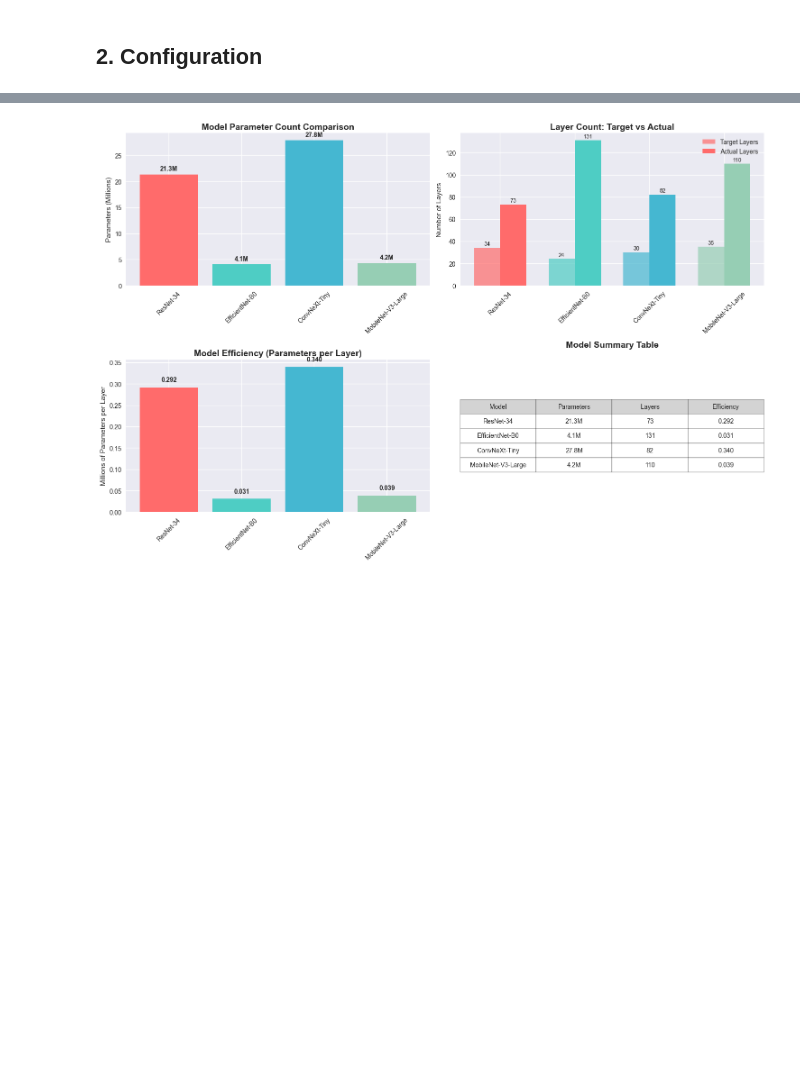
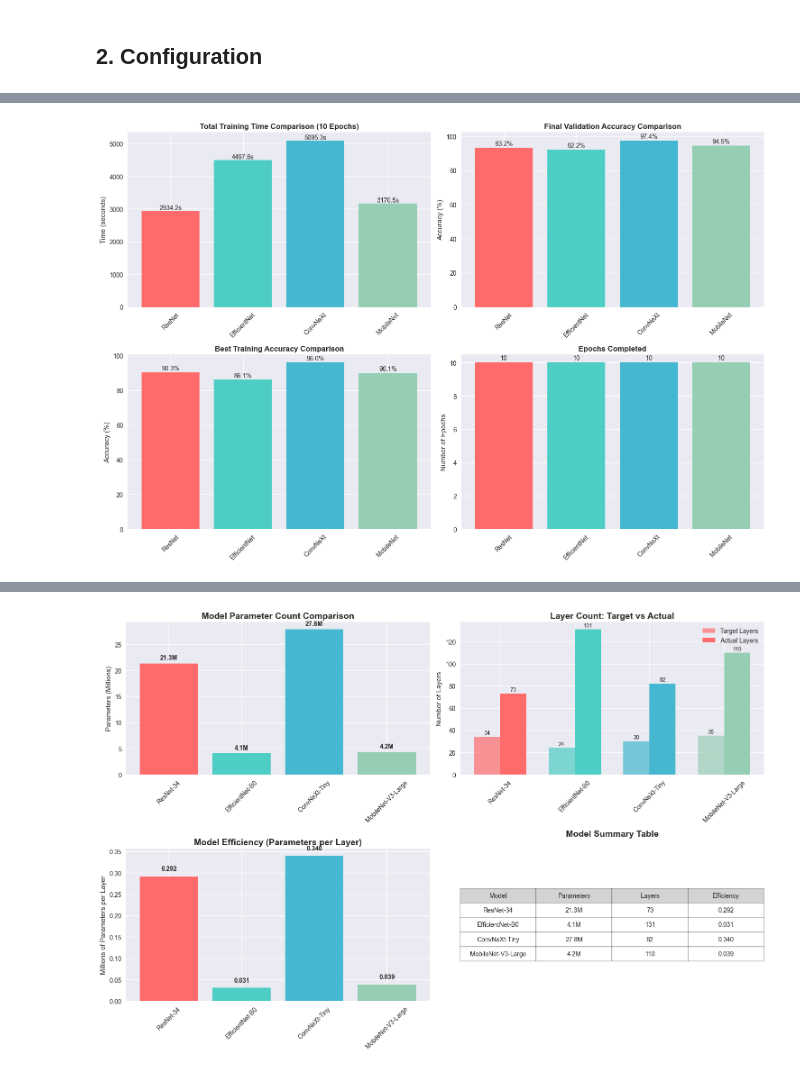
Before and after one commit to VismayGajera112/CAP6415_F25_project-SOTA-models-comparison, a Jupyter notebook: SOTA_Models_Comparison.ipynb, the cells around one changed output, grey strips where cells are left out. Drawn from its saved outputs; the diff is of its cells as text; code cells hidden in the pictures; blank space fills up the shorter version.

```diff
--- a/SOTA_Models_Comparison.ipynb
+++ b/SOTA_Models_Comparison.ipynb
@@ -951,13 +639,6 @@ print("=" * 80)
 # %%
-# Create models list for comparison
-models_list = [
-    resnet34,
-    efficientnet_b0,
-    convnext,
-    mobilenet_v3
-]
+models_list = [resnet34, efficientnet_b0, convnext, mobilenet_v3]
 
-# Create comparison table
 comparison_data = []
 for model in models_list:
     param_count = sum(p.numel() for p in model.parameters())
@@ -973,8 +654,5 @@ for model in models_list:
     })
 
 comparison_df = pd.DataFrame(comparison_data)
-print("\n📊 SOTA Models Comparison Summary:")
-print("="*80)
 print(comparison_df.to_string(index=False))
-print("="*80)
 # %% [output]
@@ -1710,0 +1529,70 @@ EfficientNet          60.62%        656.0s         656.0s        0.0MB
+# %%
+if results_data:
+        results_df = pd.DataFrame(results_data)
+        print(results_df.to_string(index=False))
+
+        successful_models = [r for r in results_data if r['Final Train Acc'] not in ('Failed', 'Skipped/Failed')]
+        if len(successful_models) > 1:
+            fig, ((ax1, ax2), (ax3, ax4)) = plt.subplots(2, 2, figsize=(15, 10))
+
+            models = [r['Model'] for r in successful_models]
+            colors = ['#FF6B6B', '#4ECDC4', '#45B7D1', '#96CEB4'][:len(models)]
+
+            # Training time comparison
+            times = [float(r['Total Time'].replace('s', '')) for r in successful_models]
+            bars1 = ax1.bar(models, times, color=colors)
+            ax1.set_title(f'Total Training Time Comparison ({train_epochs} Epochs)', fontweight='bold')
+            ax1.set_ylabel('Time (seconds)')
+            ax1.tick_params(axis='x', rotation=45)
+
+            for bar, time_val in zip(bars1, times):
+                ax1.text(bar.get_x() + bar.get_width()/2, bar.get_height() + 1,
+                        f'{time_val:.1f}s', ha='center', va='bottom')
+
+            # Validation accuracy comparison
+            final_val_acc = [float(r['Final Val Acc'].replace('%', '')) for r in successful_models]
+            bars2 = ax2.bar(models, final_val_acc, color=colors)
+            ax2.set_title('Final Validation Accuracy Comparison', fontweight='bold')
+            ax2.set_ylabel('Accuracy (%)')
+            ax2.tick_params(axis='x', rotation=45)
+
+            for bar, acc_val in zip(bars2, final_val_acc):
+                ax2.text(bar.get_x() + bar.get_width()/2, bar.get_height() + 0.5,
+                        f'{acc_val:.1f}%', ha='center', va='bottom')
+
+            # Best training accuracy comparison
+            best_train_acc = [float(r['Best Train Acc'].replace('%', '')) for r in successful_models]
+            bars3 = ax3.bar(models, best_train_acc, color=colors)
+            ax3.set_title('Best Training Accuracy Comparison', fontweight='bold')
+            ax3.set_ylabel('Accuracy (%)')
+            ax3.tick_params(axis='x', rotation=45)
+
+            for bar, acc_val in zip(bars3, best_train_acc):
+                ax3.text(bar.get_x() + bar.get_width()/2, bar.get_height() + 0.5,
+                        f'{acc_val:.1f}%', ha='center', va='bottom')
+
+            # Epochs trained comparison
+            epochs_trained = [int(r['Epochs Trained']) for r in successful_models]
+            bars4 = ax4.bar(models, epochs_trained, color=colors)
+            ax4.set_title('Epochs Completed', fontweight='bold')
+            ax4.set_ylabel('Number of Epochs')
+            ax4.tick_params(axis='x', rotation=45)
+
+            for bar, epoch_val in zip(bars4, epochs_trained):
+                ax4.text(bar.get_x() + bar.get_width()/2, bar.get_height() + 0.1,
+                        f'{epoch_val}', ha='center', va='bottom')
+
+            plt.tight_layout()
+            plt.show()
+
+    # Plot individual training histories for each model
+        print("\nGenerating individual training history plots...")
+        for model_name, trainer in trainers.items():
+            if results.get(model_name):
+                print(f"Plotting training history for {model_name}")
+                trainer.plot_training_history()
+
+else:
+    print("Training data pipeline setup failed or no trainers enabled")
+    print("Trainers are ready but data loaders are not available")
+# %% [output]
@@ -1710,0 +1604 @@ EfficientNet          60.62%        656.0s         656.0s        0.0MB
+[figure, added]
```
Also changed, not shown: parts of 36 cells of this notebook, 11 other files.
